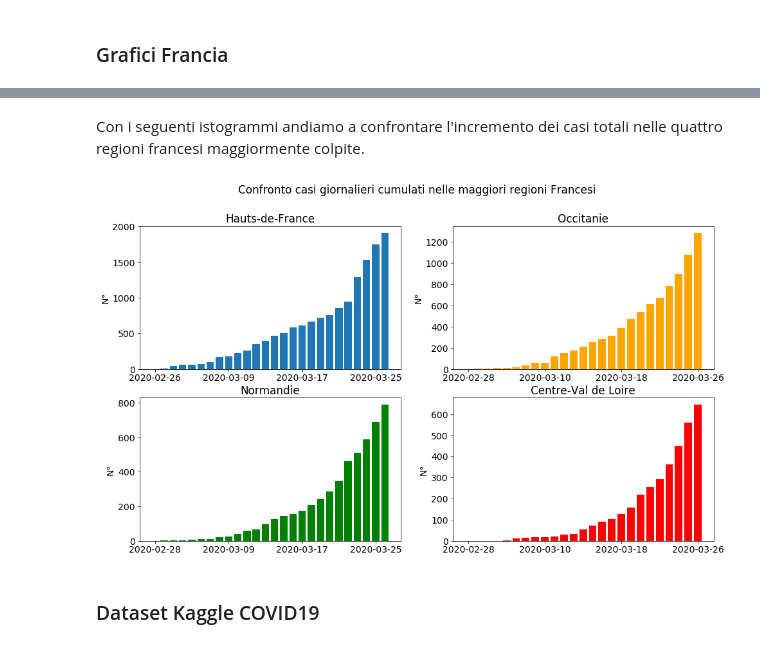
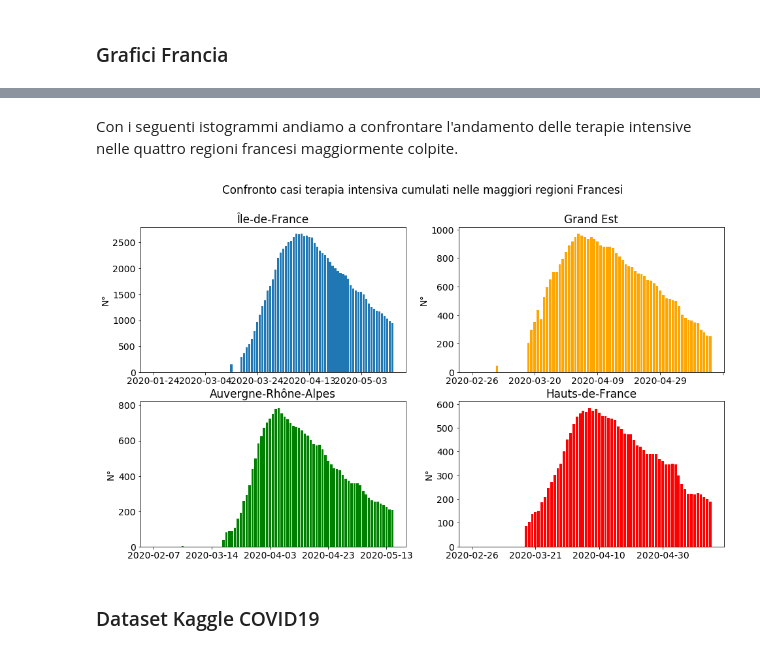
Before and after one commit to SimoneBottoni/laughing-robot, a Jupyter notebook: Totale.ipynb, the cells around one changed output, grey strips where cells are left out. Cells and saved outputs as stored; diff of their text form; code cells hidden in the pictures.

```diff
--- a/Totale.ipynb
+++ b/Totale.ipynb
@@ -560,44 +593,44 @@ plt.show()
 # %% [markdown]
-Con i seguenti istogrammi andiamo a confrontare l'incremento dei casi totali nelle quattro regioni francesi maggiormente colpite.
+Con i seguenti istogrammi andiamo a confrontare l'andamento delle terapie intensive nelle quattro regioni francesi maggiormente colpite.
 # %%
 # Recupero l'ultimo giorno del dataset
 lastDay = franceDataset["date"].iloc[-1]
 
 # Recupero i nomi delle 4 regioni con più casi
 region = franceDataset[franceDataset["date"] == lastDay]
 region = region[region["granularite"] == "region"]
-region = region.sort_values(by=['cas_confirmes'], ascending=False)
+region = region.sort_values(by=['reanimation'], ascending=False)
 topFourRegion = region["maille_nom"].iloc[0:4].tolist()
 
 # Recupero la lista delle date
 date = franceDataset["date"].unique().tolist()
 maxDate = max(date)
 
 # Recupero la lista dei casi positivi per regione
 region_1 = franceDataset[franceDataset['maille_nom'] == topFourRegion[0]]
-totaleCasiR1 = region_1['cas_confirmes'].values
+totaleCasiR1 = region_1['reanimation'].values
 region_2 = franceDataset[franceDataset['maille_nom'] == topFourRegion[1]]
-totaleCasiR2 = region_2['cas_confirmes'].values
+totaleCasiR2 = region_2['reanimation'].values
 region_3 = franceDataset[franceDataset['maille_nom'] == topFourRegion[2]]
-totaleCasiR3 = region_3['cas_confirmes'].values
+totaleCasiR3 = region_3['reanimation'].values
 region_4 = franceDataset[franceDataset['maille_nom'] == topFourRegion[3]]
-totaleCasiR4 = region_4['cas_confirmes'].values
+totaleCasiR4 = region_4['reanimation'].values
 
 #Creo il grafico e lo customizzo
 fig, ax = plt.subplots(2,2,figsize=(16,9))
-ax[0,0].bar(region_1["date"].unique().tolist(), totaleCasiR1,label='Casi giornalieri %s' %(topFourRegion[0]))
-ax[0,1].bar(region_2["date"].unique().tolist(), totaleCasiR2,label='Casi giornalieri %s' %(topFourRegion[1]),color='orange')
-ax[1,0].bar(region_3["date"].unique().tolist(), totaleCasiR3,label='Casi giornalieri %s' %(topFourRegion[2]),color='green')
-ax[1,1].bar(region_4["date"].unique().tolist(), totaleCasiR4,label='Casi giornalieri %s' %(topFourRegion[2]),color='red')
+ax[0,0].bar(region_1["date"].unique().tolist(), totaleCasiR1,label='Casi terapia intensiva %s' %(topFourRegion[0]))
+ax[0,1].bar(region_2["date"].unique().tolist(), totaleCasiR2,label='Casi terapia intensiva %s' %(topFourRegion[1]),color='orange')
+ax[1,0].bar(region_3["date"].unique().tolist(), totaleCasiR3,label='Casi terapia intensiva %s' %(topFourRegion[2]),color='green')
+ax[1,1].bar(region_4["date"].unique().tolist(), totaleCasiR4,label='Casi terapia intensiva %s' %(topFourRegion[2]),color='red')
 label=topFourRegion
-fig.suptitle('Confronto casi giornalieri cumulati nelle maggiori regioni Francesi')
+fig.suptitle('Confronto casi terapia intensiva cumulati nelle maggiori regioni Francesi')
 for axs,l in zip(ax.flat,label):
     axs.set(ylabel = 'N°', title=l)
-    axs.xaxis.set_major_locator(MultipleLocator(8))
+    axs.xaxis.set_major_locator(MultipleLocator(20))
 
 plt.show()
 # %% [output]
-[figure, old version]
+[figure, new version]
 # %% [markdown]
 ### Dataset Kaggle COVID19
 # %% [markdown]
```
Also changed, not shown: parts of 12 cells of this notebook, 1 other file.
